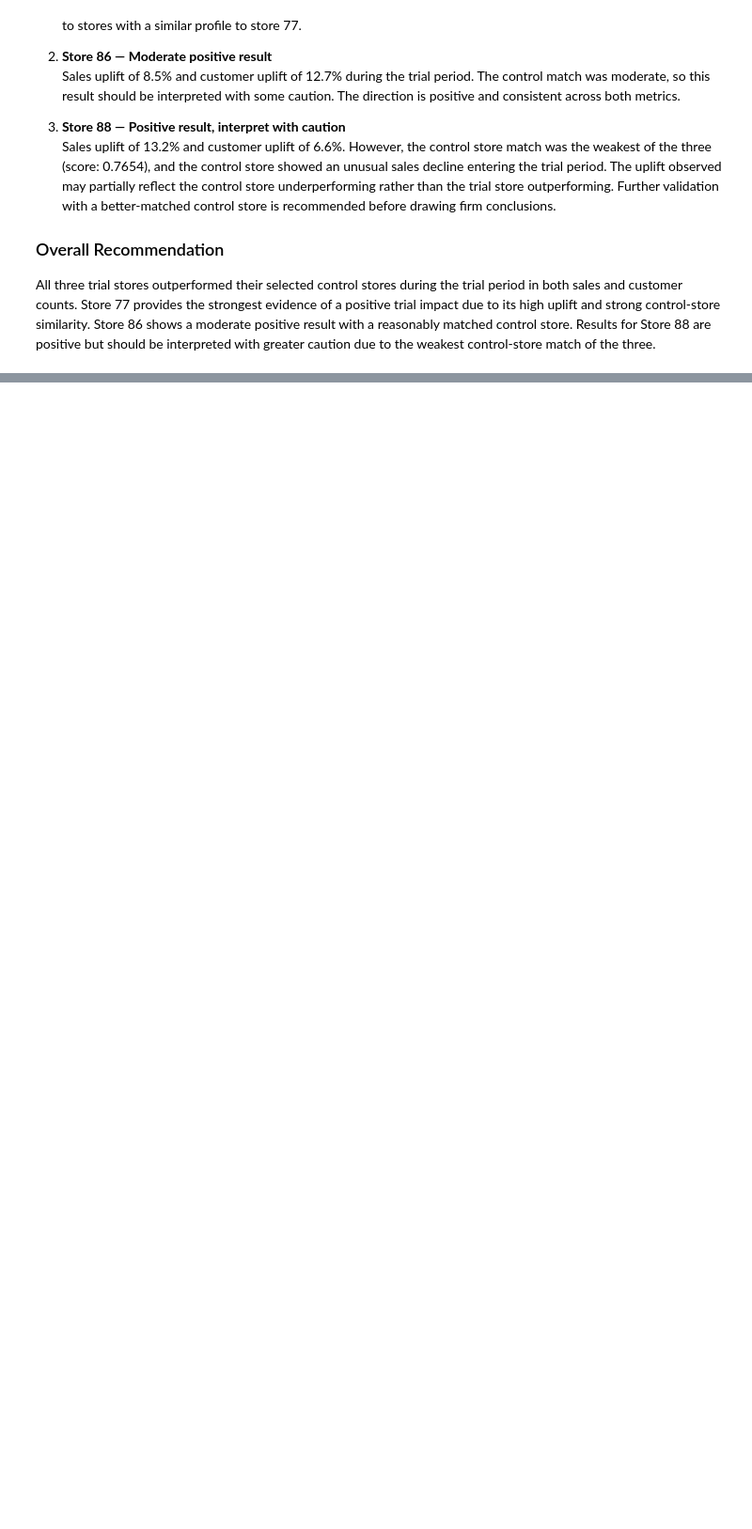
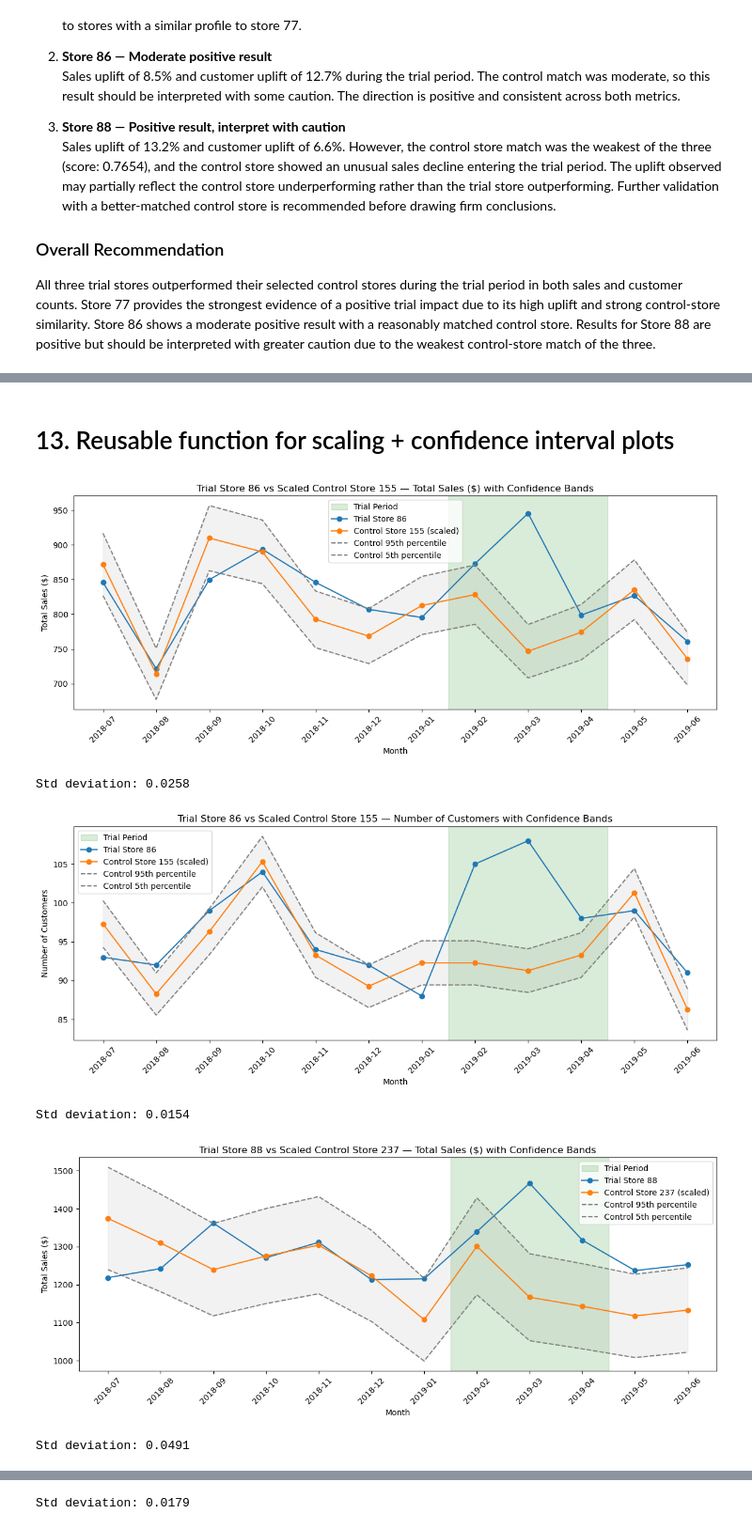
Before and after one commit to HarjiiBoss/forage-quantium-data-analytics, a Jupyter notebook: notebooks/task2_trial_vs_control.ipynb, the cells around one changed output, grey strips where cells are left out. Shown at 94% size. Saved outputs shown, nothing was run; the diff lists cells and outputs as text; code cells hidden in the pictures; blank space fills up the shorter version.

```diff
--- a/notebooks/task2_trial_vs_control.ipynb
+++ b/notebooks/task2_trial_vs_control.ipynb
@@ -397,0 +537,68 @@ All three trial stores outperformed their selected control stores during the tri
+# %% [markdown]
+# 13. Reusable function for scaling + confidence interval plots
+# %%
+def plot_confidence_bands(trial_store, control_store, metric, metric_label, filename):
+    trial_data_m   = store_monthly[store_monthly['STORE_NBR'] == trial_store].sort_values('YEARMONTH')
+    control_data_m = store_monthly[store_monthly['STORE_NBR'] == control_store].sort_values('YEARMONTH')
+    pre_trial_m    = pre_trial.copy()
+
+    # Scaling factor
+    trial_pre   = pre_trial_m[pre_trial_m['STORE_NBR'] == trial_store][metric].sum()
+    control_pre = pre_trial_m[pre_trial_m['STORE_NBR'] == control_store][metric].sum()
+    scaling     = trial_pre / control_pre
+
+    control_scaled_m = control_data_m.copy()
+    control_scaled_m['scaled'] = control_scaled_m[metric] * scaling
+
+    # Percentage difference
+    comparison_m = trial_data_m[['YEARMONTH', metric]].merge(
+        control_scaled_m[['YEARMONTH', 'scaled']], on='YEARMONTH'
+    )
+    comparison_m['pct_diff'] = abs(comparison_m['scaled'] - comparison_m[metric]) / comparison_m['scaled']
+
+    pretrial_mask_m = comparison_m['YEARMONTH'].astype(str) < '2019-02'
+    std_dev_m = comparison_m[pretrial_mask_m]['pct_diff'].std()
+
+    control_scaled_m['upper_95'] = control_scaled_m['scaled'] * (1 + std_dev_m * 2)
+    control_scaled_m['lower_5']  = control_scaled_m['scaled'] * (1 - std_dev_m * 2)
+
+    months  = comparison_m['YEARMONTH'].astype(str).tolist()
+    t_vals  = trial_data_m[metric].values
+    s_vals  = control_scaled_m['scaled'].values
+    upper   = control_scaled_m['upper_95'].values
+    lower   = control_scaled_m['lower_5'].values
+
+    start_idx = months.index('2019-02')
+    end_idx   = months.index('2019-04')
+
+    plt.figure(figsize=(12, 5))
+    plt.axvspan(start_idx - 0.5, end_idx + 0.5, alpha=0.15, color='green', label='Trial Period')
+    plt.plot(months, t_vals, marker='o', label=f'Trial Store {trial_store}')
+    plt.plot(months, s_vals, marker='o', label=f'Control Store {control_store} (scaled)')
+    plt.plot(months, upper, linestyle='--', color='grey', label='Control 95th percentile')
+    plt.plot(months, lower, linestyle='--', color='grey', label='Control 5th percentile')
+    plt.fill_between(range(len(months)), lower, upper, alpha=0.1, color='grey')
+    plt.title(f'Trial Store {trial_store} vs Scaled Control Store {control_store} — {metric_label} with Confidence Bands')
+    plt.ylabel(metric_label)
+    plt.xlabel('Month')
+    plt.xticks(range(len(months)), months, rotation=45)
+    plt.legend()
+    plt.tight_layout()
+    plt.savefig(f'../outputs/{filename}.png', dpi=150)
+    plt.show()
+    print(f'Std deviation: {std_dev_m:.4f}')
+
+# Store 86
+plot_confidence_bands(86, 155, 'total_sales',   'Total Sales (\$)',    'store86_sales_confidence')
+plot_confidence_bands(86, 155, 'num_customers', 'Number of Customers', 'store86_customers_confidence')
+
+# Store 88
+plot_confidence_bands(88, 237, 'total_sales',   'Total Sales (\$)',    'store88_sales_confidence')
+plot_confidence_bands(88, 237, 'num_customers', 'Number of Customers', 'store88_customers_confidence')
+# %% [output]
+[figure, added]
+Std deviation: 0.0258
+[figure, added]
+Std deviation: 0.0154
+[figure, added]
+Std deviation: 0.0491
@@ -397,0 +606 @@ All three trial stores outperformed their selected control stores during the tri
+Std deviation: 0.0179
```
Also changed, not shown: parts of 10 cells of this notebook, 6 other files.
